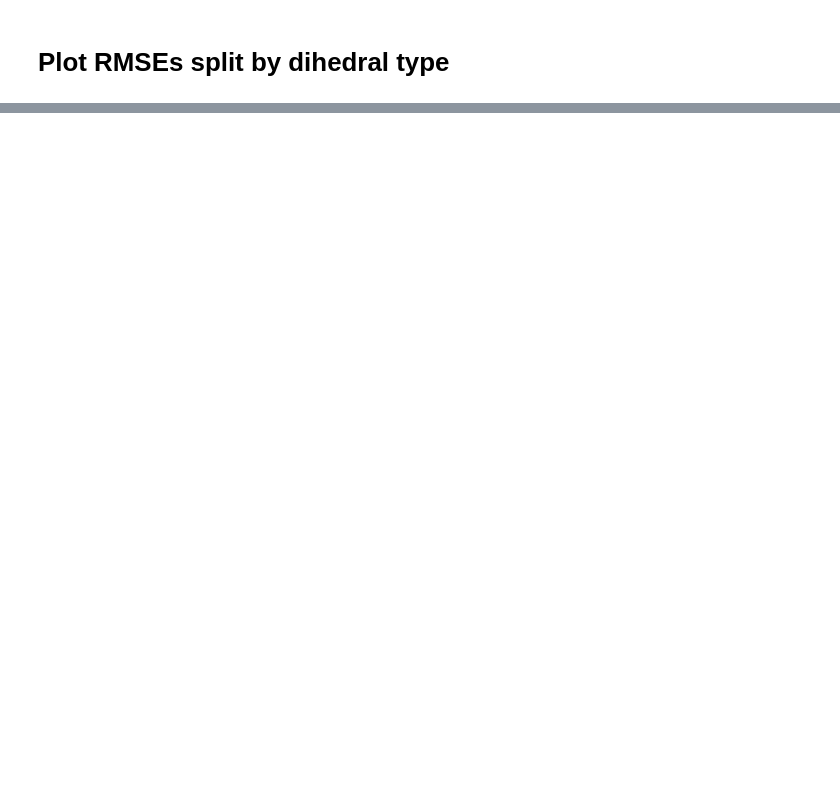
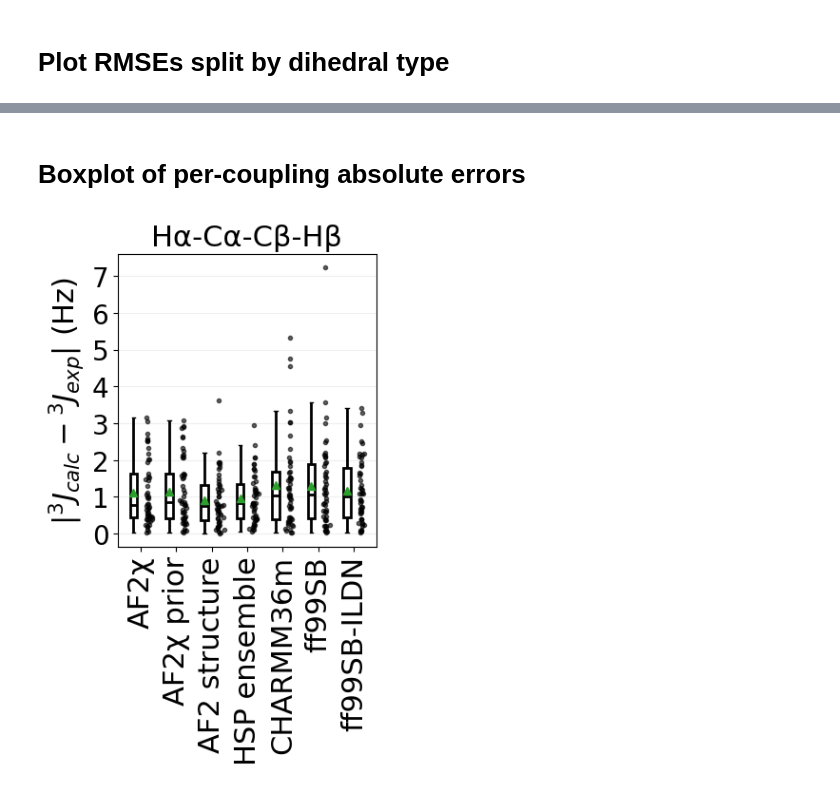
Before and after one commit to KULL-Centre/AF2chi, a Jupyter notebook: notebooks/jcouplings/bpti_jcouplings.ipynb, the cells around one changed output, grey strips where cells are left out. Drawn from its saved outputs; the diff is of its cells as text; code cells hidden in the pictures; blank space fills up the shorter version.

```diff
--- a/notebooks/jcouplings/bpti_jcouplings.ipynb
+++ b/notebooks/jcouplings/bpti_jcouplings.ipynb
@@ -404,0 +353,2 @@ ff99sb_ildn 1.4519366377359586 0.13252128338665162
+# %% [markdown]
+# Boxplot of per-coupling absolute errors
@@ -404,0 +397,20 @@ ff99sb_ildn 1.4519366377359586 0.13252128338665162
+# %%
+exp_arr = np.array(exp_j3_HA_CA_CB_HB['exp'])
+abs_errors = {
+    ensemble_type: np.abs(j3_results_arrs_HA_CA_CB_HB[ensemble_type] - exp_arr)
+    for ensemble_type in j3_results_arrs_HA_CA_CB_HB.keys()
+}
+# %%
+labels = [plot_names_dict[k] for k in abs_errors.keys()]
+data_arrays = [abs_errors[k] for k in abs_errors.keys()]
+
+plot_boxplot_with_points_density_rmse(
+    *data_arrays,
+    labels=labels,
+    title='Hα-Cα-Cβ-Hβ',
+    ylabel=r'$|^{3}J_{calc} - ^{3}J_{exp}|$ (Hz)',
+    spread_scale=0.01,
+)
+plt.savefig('../../figures/bpti_RMSEjcouplings_HA_CA_CB_HB_boxplot.pdf', bbox_inches='tight')
+# %% [output]
+[figure, added]
```
Also changed, not shown: parts of 6 cells of this notebook, 2 other files.
